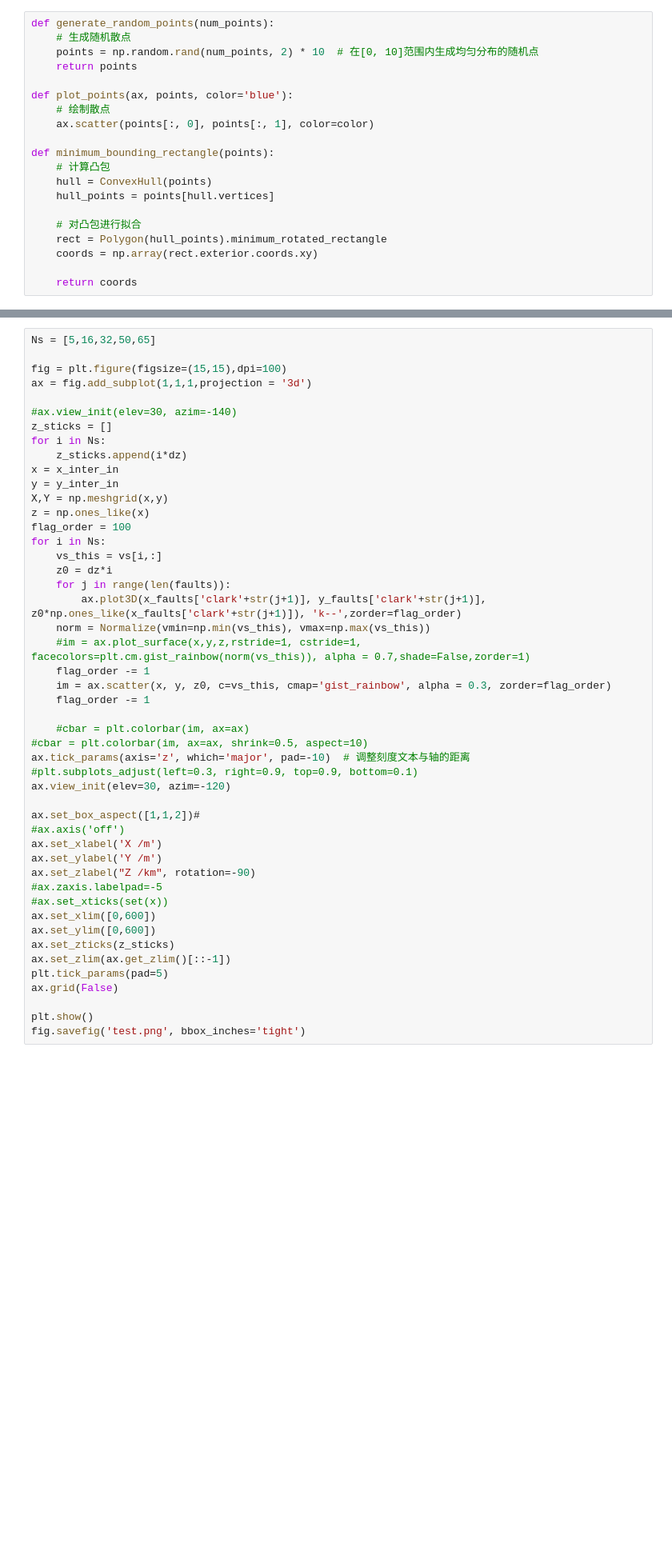
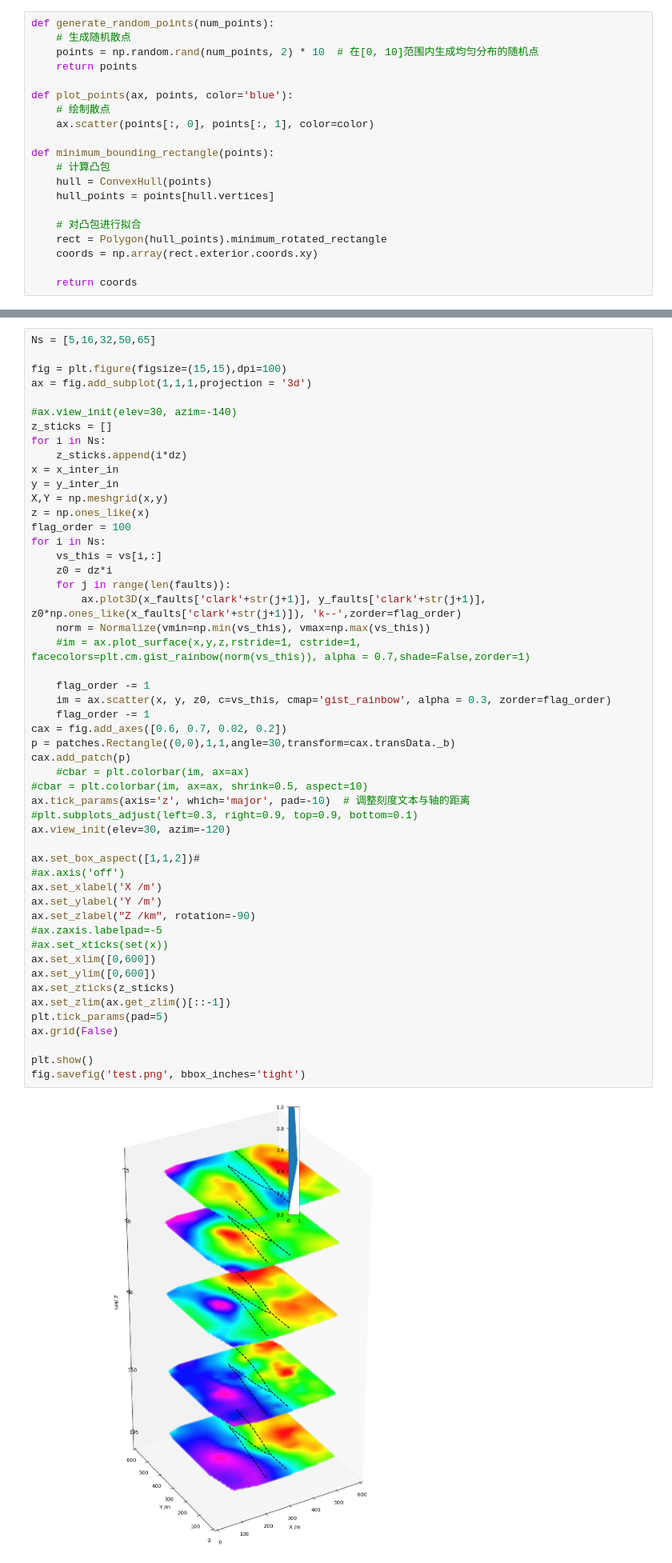
Before and after one commit to harmonsong/SGB_tomography_project, a Jupyter notebook: p_4-6_plot_3D_horizontal.ipynb, the cells around one changed output, grey strips where cells are left out. Shown at 80% size. Saved outputs shown, nothing was run; the diff lists cells and outputs as text; blank space fills up the shorter version.

```diff
--- a/p_4-6_plot_3D_horizontal.ipynb
+++ b/p_4-6_plot_3D_horizontal.ipynb
@@ -389,31 +413,36 @@ for i in Ns:
     z0 = dz*i
     for j in range(len(faults)):
         ax.plot3D(x_faults['clark'+str(j+1)], y_faults['clark'+str(j+1)], z0*np.ones_like(x_faults['clark'+str(j+1)]), 'k--',zorder=flag_order)
     norm = Normalize(vmin=np.min(vs_this), vmax=np.max(vs_this))
     #im = ax.plot_surface(x,y,z,rstride=1, cstride=1, facecolors=plt.cm.gist_rainbow(norm(vs_this)), alpha = 0.7,shade=False,zorder=1)
+
     flag_order -= 1
     im = ax.scatter(x, y, z0, c=vs_this, cmap='gist_rainbow', alpha = 0.3, zorder=flag_order)
     flag_order -= 1
-
+cax = fig.add_axes([0.6, 0.7, 0.02, 0.2])
+p = patches.Rectangle((0,0),1,1,angle=30,transform=cax.transData._b)
+cax.add_patch(p)
     #cbar = plt.colorbar(im, ax=ax)
 #cbar = plt.colorbar(im, ax=ax, shrink=0.5, aspect=10)
 ax.tick_params(axis='z', which='major', pad=-10)  # 调整刻度文本与轴的距离
 #plt.subplots_adjust(left=0.3, right=0.9, top=0.9, bottom=0.1)
 ax.view_init(elev=30, azim=-120)
 
 ax.set_box_aspect([1,1,2])#
 #ax.axis('off')
 ax.set_xlabel('X /m')
 ax.set_ylabel('Y /m')
 ax.set_zlabel("Z /km", rotation=-90)
 #ax.zaxis.labelpad=-5
 #ax.set_xticks(set(x))
 ax.set_xlim([0,600])
 ax.set_ylim([0,600])
 ax.set_zticks(z_sticks)
 ax.set_zlim(ax.get_zlim()[::-1])
 plt.tick_params(pad=5)
 ax.grid(False)
 
 plt.show()
 fig.savefig('test.png', bbox_inches='tight')
+# %% [output]
+[figure, added]
```
Also changed, not shown: parts of 3 cells of this notebook, 4 other files.
